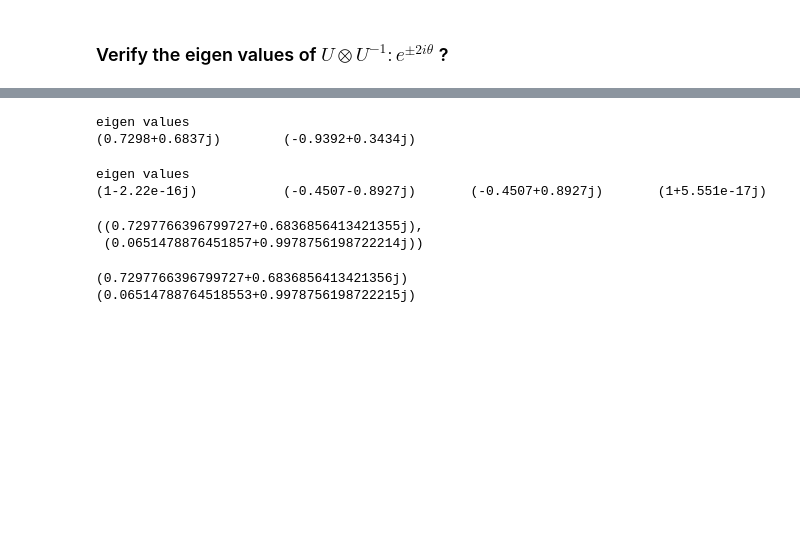
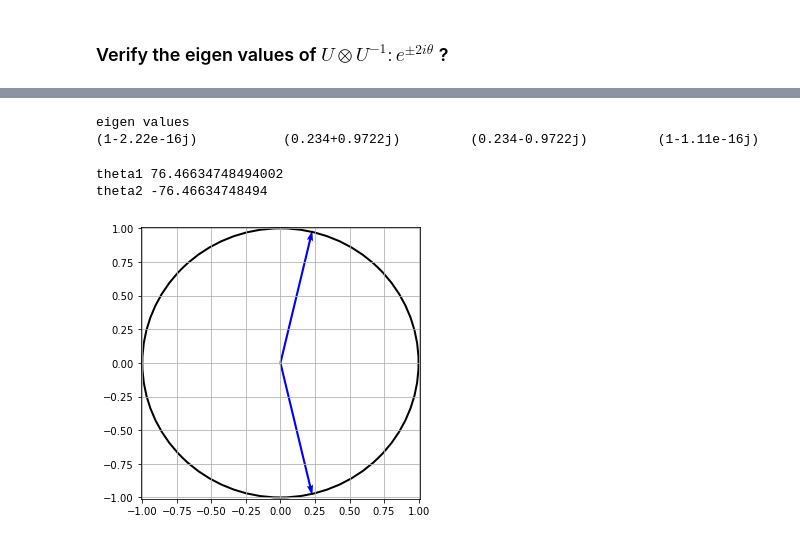
Before and after one commit to caitaozhan/testing, a Jupyter notebook: linalg/eigenval-decomposition.ipynb, the cells around one changed output, grey strips where cells are left out. Drawn from its saved outputs; the diff is of its cells as text; code cells hidden in the pictures; blank space fills up the shorter version.

```diff
--- a/linalg/eigenval-decomposition.ipynb
+++ b/linalg/eigenval-decomposition.ipynb
@@ -152,31 +130,33 @@ print_matrix(UU_inv)
 # %%
-# get the eigen values of U
+# get the eigen values of UU_inv
 
-e_vals, e_vectors = np.linalg.eig(U)
+e_vals3, e_vectors3 = np.linalg.eig(UU_inv)
 print('eigen values')
-print_matrix([e_vals])
+print_matrix([e_vals3])
 # %% [output]
 eigen values
-(0.7298+0.6837j)        (-0.9392+0.3434j)
+(1-2.22e-16j)           (0.234+0.9722j)         (0.234-0.9722j)         (1-1.11e-16j)
-# %%
-# get the eigen values of UU_inv
-
-e_vals2, e_vectors2 = np.linalg.eig(UU_inv)
-print('eigen values')
-print_matrix([e_vals2])
-# %% [output]
-eigen values
-(1-2.22e-16j)           (-0.4507-0.8927j)       (-0.4507+0.8927j)       (1+5.551e-17j)
-# %%
-e_vals[0], e_vals[0]**2
-# %% [output]
-((0.7297766396799727+0.6836856413421355j),
- (0.0651478876451857+0.9978756198722214j))
-# %%
-real = np.real(e_vals[0])
-theta = np.arccos(real)
-print(np.exp(complex(0, theta)))
-print(np.exp(complex(0, theta*2)))
-# %% [output]
-(0.7297766396799727+0.6836856413421356j)
-(0.06514788764518553+0.9978756198722215j)
+# %%
+ev1, ev2 = 1, 2
+# %%
+fig, ax = plt.subplots(1, 1, figsize=(5, 5))
+ax.set_xlim([-1.01, 1.01])
+ax.set_ylim([-1.01, 1.01])
+circle = plt.Circle((0, 0), 1, fill=False, linewidth=2)
+ax.add_patch(circle)
+Ox = [0, 0]
+Oy = [0, 0]
+Vx = [e_vals3[ev1].real, e_vals3[ev2].real]
+Vy = [e_vals3[ev1].imag, e_vals3[ev2].imag]
+color = ['b', 'b']
+plt.quiver(Ox, Oy, Vx, Vy, units='xy', color=color, scale=1)
+theta1 = get_theta(e_vals3[ev1].real, e_vals3[ev1].imag)
+theta2 = get_theta(e_vals3[ev2].real, e_vals3[ev2].imag)
+print('theta1', theta1*RAD)
+print('theta2', (theta2-2*np.pi)*RAD)
+plt.grid()
+plt.show()
+# %% [output]
+theta1 76.46634748494002
+theta2 -76.46634748494
+[figure, added]
```
Also changed, not shown: parts of 7 cells of this notebook, 2 other files.
